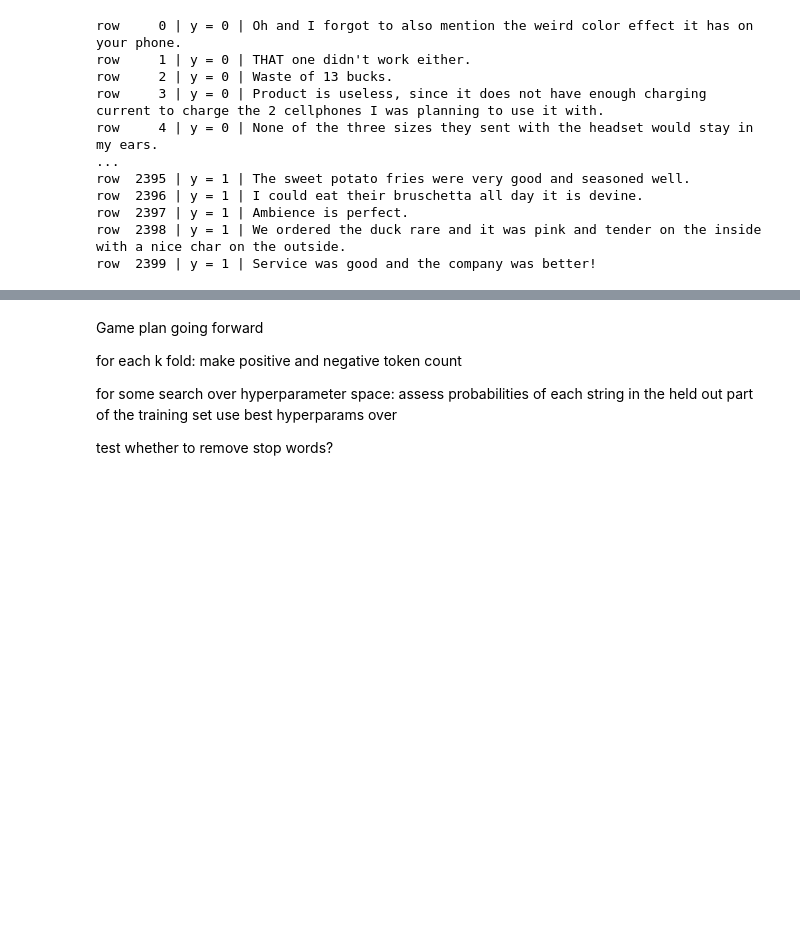
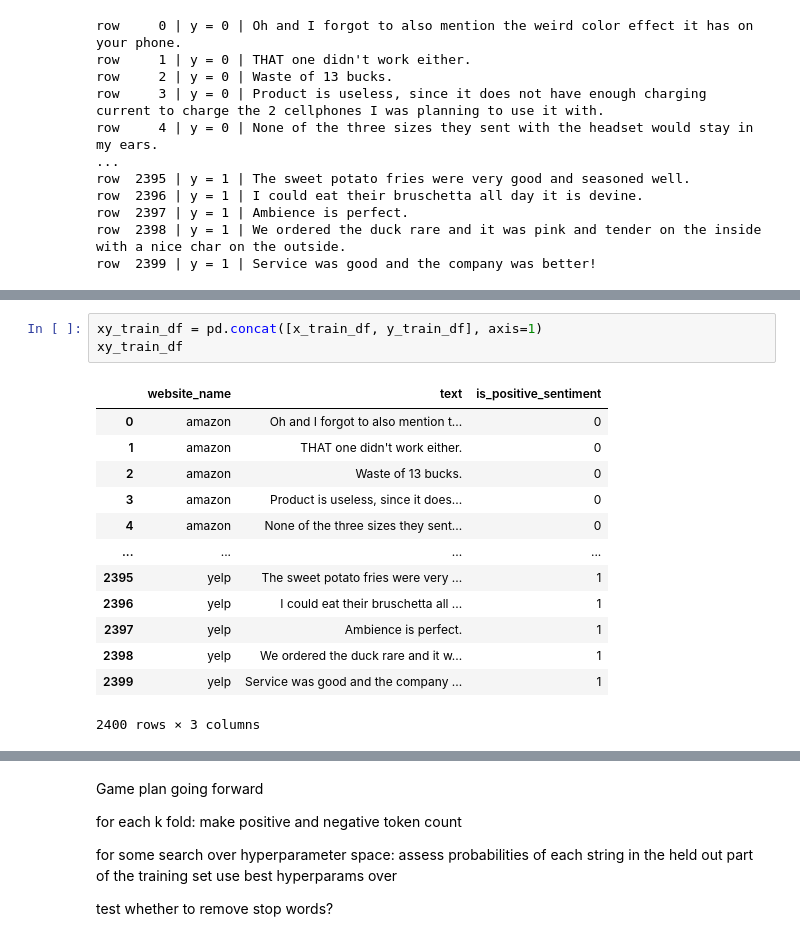
Before and after one commit to wcranemo/ProjA_135, a Jupyter notebook: Part1.ipynb, the cells around one changed output, grey strips where cells are left out. Drawn from its saved outputs; the diff is of its cells as text; blank space fills up the shorter version.

```diff
--- a/Part1.ipynb
+++ b/Part1.ipynb
@@ -40,0 +74,17 @@ row  2399 | y = 1 | Service was good and the company was better!
+# %%
+xy_train_df = pd.concat([x_train_df, y_train_df], axis=1)
+xy_train_df
+# %% [output]
+|  | website_name | text | is_positive_sentiment |
+| 0 | amazon | Oh and I forgot to also mention t... | 0 |
+| 1 | amazon | THAT one didn't work either. | 0 |
+| 2 | amazon | Waste of 13 bucks. | 0 |
+| 3 | amazon | Product is useless, since it does... | 0 |
+| 4 | amazon | None of the three sizes they sent... | 0 |
+| ... | ... | ... | ... |
+| 2395 | yelp | The sweet potato fries were very ... | 1 |
+| 2396 | yelp | I could eat their bruschetta all ... | 1 |
+| 2397 | yelp | Ambience is perfect. | 1 |
+| 2398 | yelp | We ordered the duck rare and it w... | 1 |
+| 2399 | yelp | Service was good and the company ... | 1 |
+2400 rows × 3 columns
```
Also changed, not shown: parts of 11 cells of this notebook.
